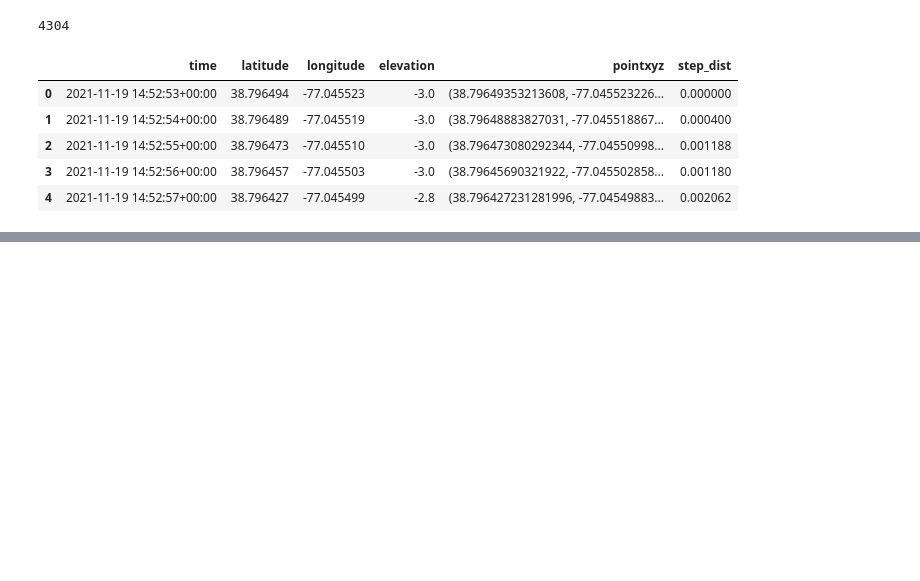
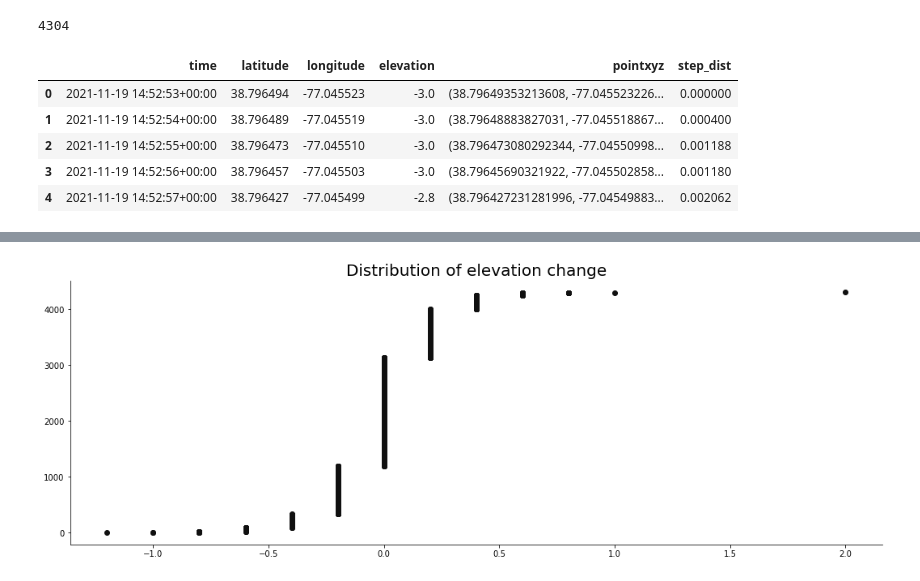
Before and after one commit to lrhf97/gpx_analysis, a Jupyter notebook: route_analysis.ipynb, the cells around one changed output, grey strips where cells are left out. Cells and saved outputs as stored; diff of their text form; code cells hidden in the pictures; blank space fills up the shorter version.

Commit message:
Distribution of Elevation Change

```diff
--- a/route_analysis.ipynb
+++ b/route_analysis.ipynb
@@ -216,0 +217,11 @@ route_2loop_df[10:20]
+# %%
+elevation_change = [0]
+
+for i in range(1,len(route_2loop_df)):
+    prev_el = route_2loop_df['elevation'][i-1]
+    new_el = route_2loop_df['elevation'][i]
+    change_el = new_el-prev_el
+    elevation_change.append(change_el)
+
+route_2loop_df['elevation_change'] = pd.Series(elevation_change)
+route_2loop_df.head()
@@ -216,0 +248,7 @@ route_2loop_df[10:20]
+# %%
+el_change_distribution = elevation_change.copy()
+# %%
+el_change_distribution.sort()
+# %%
+el_dist_df = pd.DataFrame(el_change_distribution)
+el_dist_df.head()
@@ -216,0 +262,6 @@ route_2loop_df[10:20]
+# %%
+plt.figure(figsize=(18,6))
+plt.scatter(el_dist_df,el_dist_df.index, color='#101010')
+plt.title('Distribution of elevation change', size=20);
+# %% [output]
+[figure, added]
```
Also changed, not shown: parts of 8 cells of this notebook.
